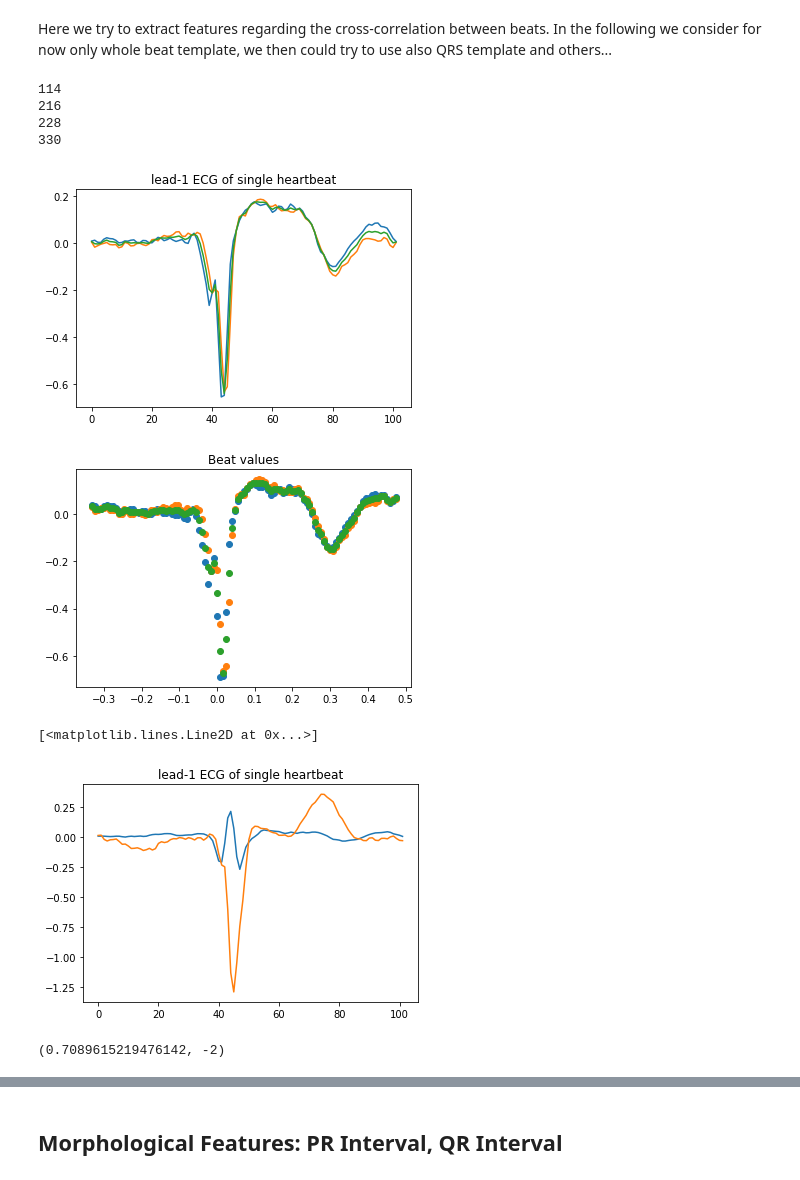
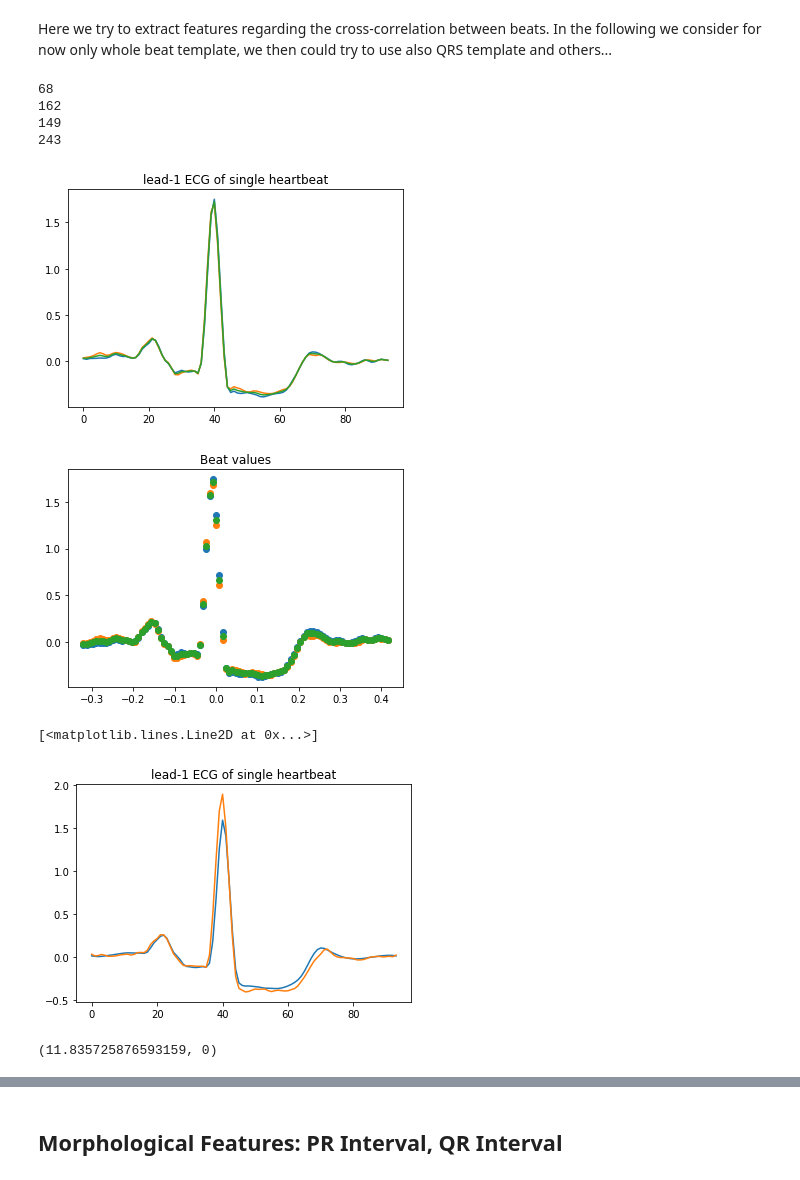
Before and after one commit to romano-francesco/applied-ai-in-biomedicine-ECG-classifier, a Jupyter notebook: Data_Loading_and_Exploration_v2.ipynb, the cells around one changed output, grey strips where cells are left out. Saved outputs shown, nothing was run; the diff lists cells and outputs as text; code cells hidden in the pictures.

```diff
--- a/Data_Loading_and_Exploration_v2.ipynb
+++ b/Data_Loading_and_Exploration_v2.ipynb
@@ -88,7 +73,7 @@ def load_data(ecg_file):
 # Get the ecg file for each sample and create a list of all ecgs
 ecg_files = []
 
-for f in os.listdir(input_dir):
+for f in dirs:
   g = os.path.join(input_dir, f)
   if ('ann' not in g) and ('rpk' not in g):
     ecg_files.append(g)
@@ -414,18 +419,26 @@ for i in tqdm(range(len(ecgs))):
   sampling = ecg_freq(filenames[i])
   #ecg_sample_= np.arange(0, ecg_sample.shape[0]/sampling, 1/sampling)
   # clean ecg_sample
-  ecg_signal = nk.ecg_clean(ecg_sample[:,0], sampling_rate=sampling, method='neurokit2')
+  ecg_signal_l1 = nk.ecg_clean(ecg_sample[:,0], sampling_rate=sampling, method='neurokit2')
+  ecg_signal_l2 = nk.ecg_clean(ecg_sample[:,1], sampling_rate=sampling, method='neurokit2')
+
   #Extract peaks from traning set and their labels
   sample_rpeaks = rpks[i]['rpeaks']
   # Handling last beats (if last rpeak is >= to current ecg lenght, we remove it)
-  if sample_rpeaks[-1] >= len(ecg_signal):
+  if sample_rpeaks[-1] >= len(ecg_signal_l1):
+    #sample_labels = sample_labels[:-1]
+    sample_rpeaks = sample_rpeaks[:-1]
+
+  if sample_rpeaks[-1] >= len(ecg_signal_l2):
     #sample_labels = sample_labels[:-1]
     sample_rpeaks = sample_rpeaks[:-1]
 
   rpeaks = {'ECG_R_Peaks': sample_rpeaks.flatten(), 'sampling_rate': sampling}
 
   # extract heartbeats of current ecg
-  ecg_heartbeats = nk.ecg_segment(ecg_cleaned=ecg_signal, rpeaks=rpeaks['ECG_R_Peaks'], sampling_rate=sampling)
-  patient_heartbeats.append(ecg_heartbeats)
+  ecg_heartbeats_l1 = nk.ecg_segment(ecg_cleaned=ecg_signal_l1, rpeaks=rpeaks['ECG_R_Peaks'], sampling_rate=sampling)
+  ecg_heartbeats_l2 = nk.ecg_segment(ecg_cleaned=ecg_signal_l2, rpeaks=rpeaks['ECG_R_Peaks'], sampling_rate=sampling)
+
+  patient_heartbeats.append(dict(l1 = ecg_heartbeats_l1, l2 = ecg_heartbeats_l2 ))
 # %%
 # check a a single beat from both leads
@@ -828,17 +878,21 @@ for i in tqdm(range(len(ecgs))):
 Here we try to extract features regarding the cross-correlation between beats. In the following we consider for now only whole beat template, we then could try to use also QRS template and others...
 # %%
 # Extract the patient heratbeats
-patient = patient_heartbeats[0]
+patient_l1 = patient_heartbeats[0]['l1']
+patient_l2 = patient_heartbeats[0]['l2']
 
-beat_one = patient['2']
-beat_two = patient['3']
+beat_one_l1 = patient_l1['2']
+beat_two_l1 = patient_l1['3']
+
+beat_one_l2 = patient_l2['2']
+beat_two_l2 = patient_l2['3']
 
 # extract same portion in the ecg signal
 ecg_sample = np.asarray(ecgs[0]['ecg'], dtype=np.float64)
 sampling = ecg_freq(filenames[0])
 ecg_sample_= np.arange(0, ecg_sample.shape[0]/sampling, 1/sampling)
 # obtain indexes of the single heartbeat in the ecg
-indexes = beat_one['Index'].values
+indexes = beat_one_l1['Index'].values
 #indexes = [x for i, x in enumerate(indexes) if x >= 0]
 start_index = indexes[0]
 end_index = indexes[len(indexes)-1]
@@ -852,7 +906,7 @@ ecg_sample = np.asarray(ecgs[0]['ecg'], dtype=np.float64)
 sampling = ecg_freq(filenames[0])
 ecg_sample_= np.arange(0, ecg_sample.shape[0]/sampling, 1/sampling)
 # obtain indexes of the single heartbeat in the ecg
-indexes = beat_two['Index'].values
+indexes = beat_two_l1['Index'].values
 #indexes = [x for i, x in enumerate(indexes) if x >= 0]
 start_index = indexes[0]
 end_index = indexes[len(indexes)-1]
@@ -860,45 +914,45 @@ print(start_index)
 print(end_index)
 
 # extract the beat signal
 ecg_signal_2 = nk.ecg_clean(ecg_sample[start_index:end_index,0], sampling_rate=sampling, method='neurokit2')
 #ecg_signal_2 = nk.ecg_clean(ecg_sample[start_index:end_index,1], sampling_rate=sampling, method='neurokit2')
 
 ecg_signal_merged = ecg_signal_1 + ecg_signal_2
 ecg_signal_merged = ecg_signal_merged/2
 
 plt.plot(ecg_signal_1)
 plt.plot(ecg_signal_2)
 plt.plot(ecg_signal_merged)
 plt.title("lead-1 ECG of single heartbeat")
 
 # Plot beat samples to see if it effectively represent a beat
 plt.figure()
 plt.title("Beat values")
-plt.scatter(beat_one['Signal'].index, beat_one['Signal'].values)
+plt.scatter(beat_one_l1['Signal'].index, beat_one_l1['Signal'].values)
 
 # Plot beat samples of an other beat
-plt.scatter(beat_two['Signal'].index, beat_two['Signal'].values)
+plt.scatter(beat_two_l1['Signal'].index, beat_two_l1['Signal'].values)
 
 # Take the average of the values of the 2 arrays and plot it
-a = beat_one['Signal'].values
-b = beat_two['Signal'].values
+a = beat_one_l1['Signal'].values
+b = beat_two_l1['Signal'].values
 c = np.add(a, b)
 c = c/2
 
-plt.scatter(beat_two['Signal'].index, c)
+plt.scatter(beat_two_l1['Signal'].index, c)
 
 #create the new beat as a pandas dataframe
 
 # create the new Signal series
-index = beat_one['Signal'].index
+index = beat_one_l1['Signal'].index
 s = pd.Series(c, index=index)
 # %% [output]
-114
-216
-228
-330
+68
+162
+149
+243
-[figure, old version]
+[figure, new version]
-[figure, old version]
+[figure, new version]
 # %%
 # Function to create intra-patient templates given the considered beat
 # It requires the patient_heartbeats object obtained above
@@ -944,11 +1006,11 @@ def create_beat_template(patient_heartbeats, patient_index, beat_index, window):
 # %%
-template = create_beat_template(patient_heartbeats, patient_index=0, beat_index=50, window=20)
+template = create_beat_template(patient_heartbeats_l1, patient_index=0, beat_index=50, window=20, lead=1)
 
 #Plot the template
 plt.plot(template)
 plt.title("lead-1 ECG of single heartbeat")
 
-patient = patient_heartbeats[0]
+patient = patient_heartbeats_l1[0]
 beat_to_match = patient['50']
 
 # Plot also the beat to match with its template
@@ -964,16 +1026,16 @@ ecg_beat_to_match = nk.ecg_clean(ecg_sample[start_index:end_index,0], sampling_r
 plt.plot(ecg_beat_to_match)
 # %% [output]
 [<matplotlib.lines.Line2D at 0x...>]
-[figure, old version]
+[figure, new version]
 # %%
 # Extract cross correlation features using a signal and the corresponding template
 
 patient_index = 0
 beat_index = 50
-window = 20
+window = 4
 
-template = create_beat_template(patient_heartbeats, patient_index=patient_index, beat_index=beat_index, window=window)
-patient = patient_heartbeats[patient_index]
+template = create_beat_template(patient_heartbeats_l1, patient_index=patient_index, beat_index=beat_index, window=window, lead = 1)
+patient = patient_heartbeats_l1[patient_index]
 beat_to_match = patient['{}'.format(beat_index)]
 
 ecg_sample = np.asarray(ecgs[0]['ecg'], dtype=np.float64)
@@ -992,7 +1054,7 @@ max_cross_correlation = np.max(cross_correlation)
 lag_max_cross_corr = cross_correlation.argmax() - (len(ecg_beat_to_match) - 1)
 max_cross_correlation, lag_max_cross_corr
 # %% [output]
-(0.7089615219476142, -2)
+(11.835725876593159, 0)
 # %%
 # let's extract Max_Cross_correlation and relative lag features for every heartbeat and every ecg
 
```
Also changed, not shown: parts of 19 cells of this notebook, 1 other file.
